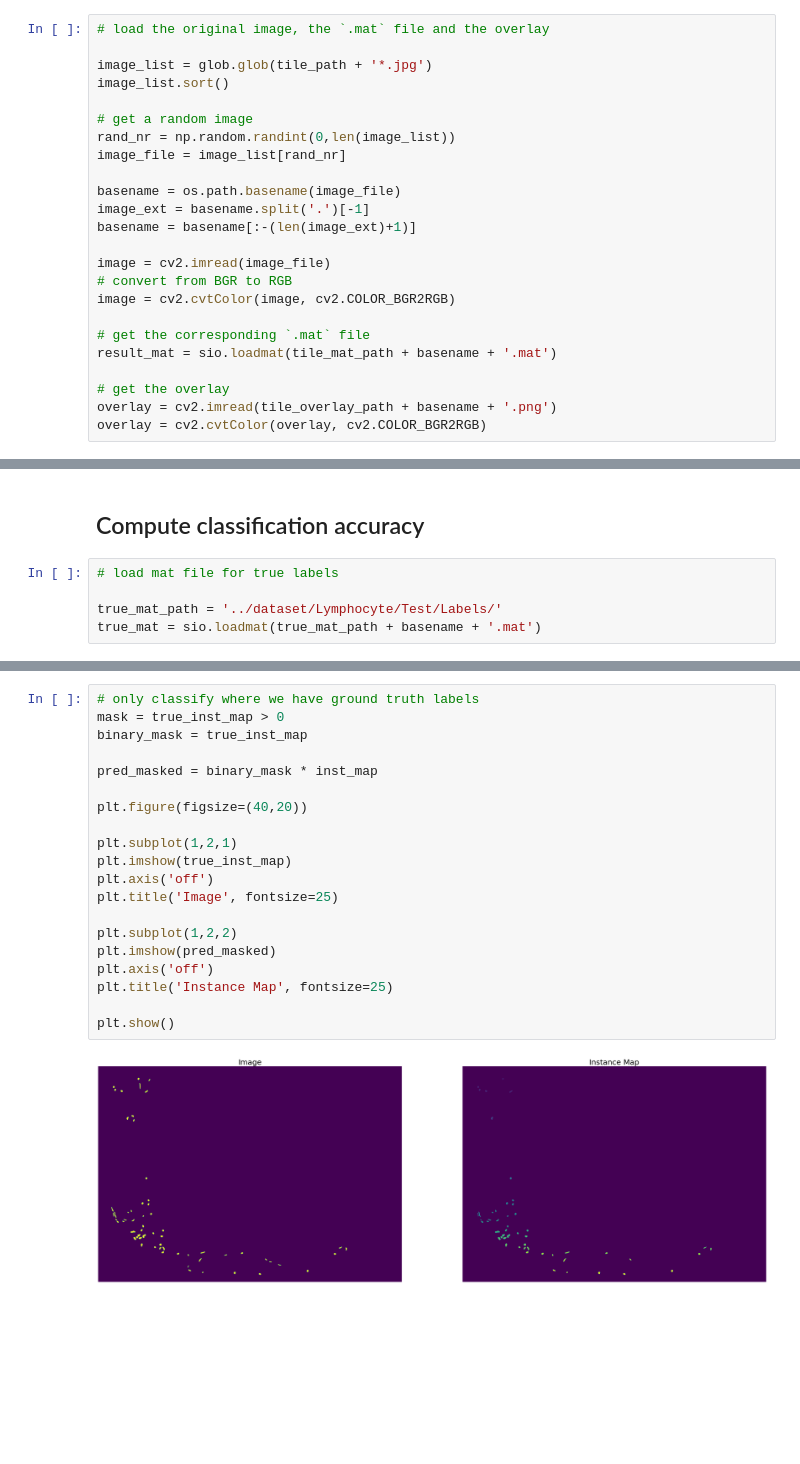
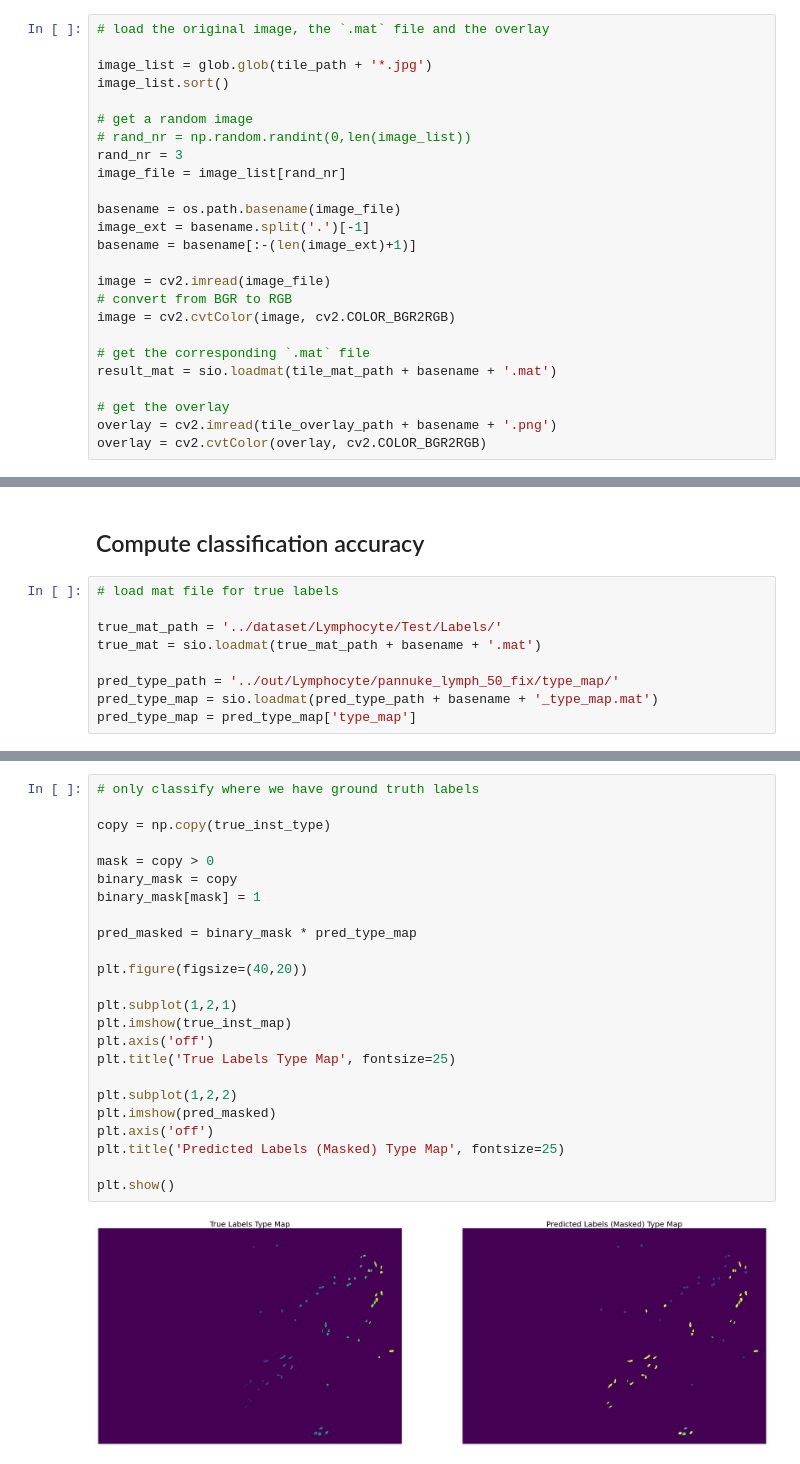
Before and after one commit to ashleytsangg/hover_net, a Jupyter notebook: examples/lymph_usage.ipynb, the cells around one changed output, grey strips where cells are left out. Cells and saved outputs as stored; diff of their text form; blank space fills up the shorter version.

```diff
--- a/examples/lymph_usage.ipynb
+++ b/examples/lymph_usage.ipynb
@@ -60,7 +68,8 @@ image_list = glob.glob(tile_path + '*.jpg')
 image_list.sort()
 
 # get a random image
-rand_nr = np.random.randint(0,len(image_list))
+# rand_nr = np.random.randint(0,len(image_list))
+rand_nr = 3
 image_file = image_list[rand_nr]
 
 basename = os.path.basename(image_file)
@@ -249,6 +258,10 @@ plt.show()
 
 true_mat_path = '../dataset/Lymphocyte/Test/Labels/'
 true_mat = sio.loadmat(true_mat_path + basename + '.mat')
+
+pred_type_path = '../out/Lymphocyte/pannuke_lymph_50_fix/type_map/'
+pred_type_map = sio.loadmat(pred_type_path + basename + '_type_map.mat')
+pred_type_map = pred_type_map['type_map']
 # %%
 # ** now, let's get the outputs and print some basic shape information
 # 2D map where each nucleus has a unique ID assigned. 0 is background
@@ -302,22 +303,26 @@ plt.show()
 # %%
 # only classify where we have ground truth labels
-mask = true_inst_map > 0
-binary_mask = true_inst_map
 
-pred_masked = binary_mask * inst_map
+copy = np.copy(true_inst_type)
+
+mask = copy > 0
+binary_mask = copy
+binary_mask[mask] = 1
+
+pred_masked = binary_mask * pred_type_map
 
 plt.figure(figsize=(40,20))
 
 plt.subplot(1,2,1)
 plt.imshow(true_inst_map)
 plt.axis('off')
-plt.title('Image', fontsize=25)
+plt.title('True Labels Type Map', fontsize=25)
 
 plt.subplot(1,2,2)
 plt.imshow(pred_masked)
 plt.axis('off')
-plt.title('Instance Map', fontsize=25)
+plt.title('Predicted Labels (Masked) Type Map', fontsize=25)
 
 plt.show()
 # %% [output]
-[figure, old version]
+[figure, new version]
```
Also changed, not shown: parts of 8 cells of this notebook, 1 other file.
